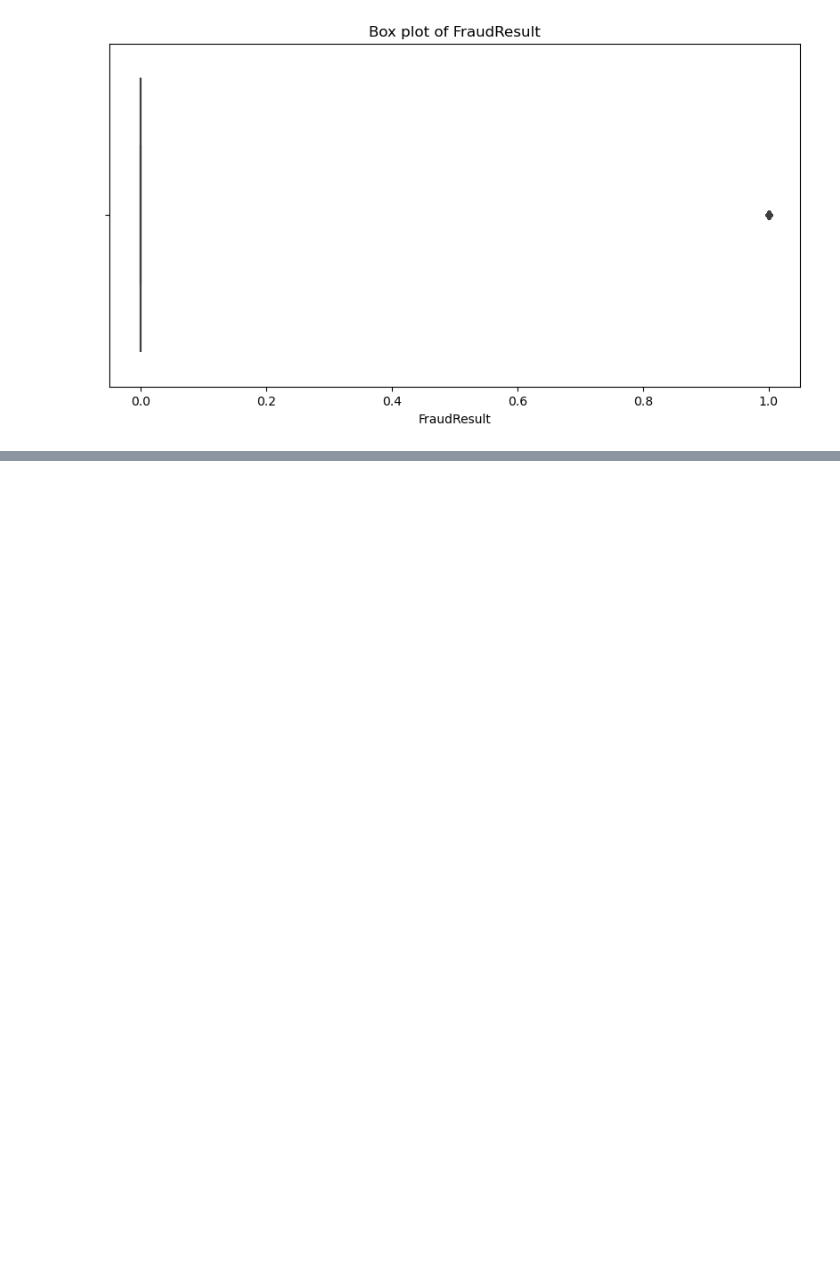
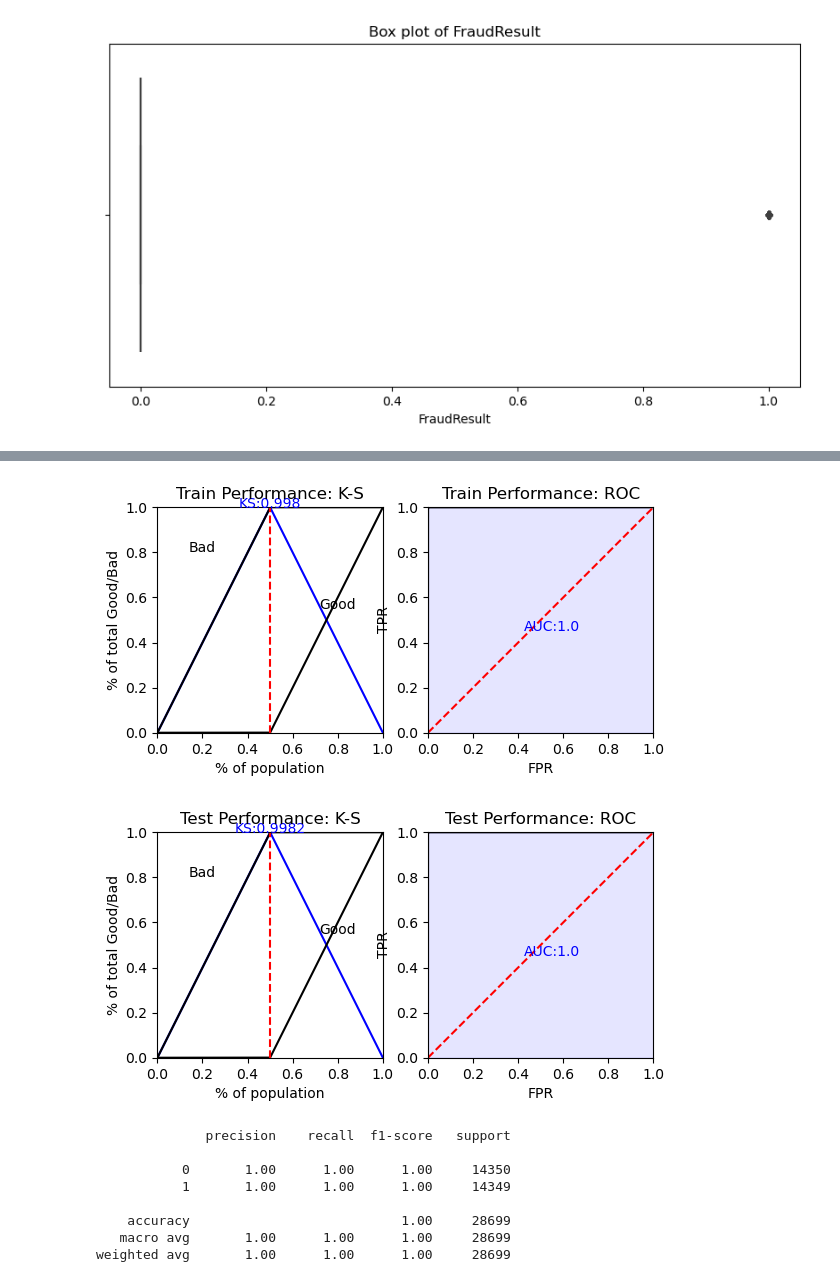
Before and after one commit to haftomlegese/bati_bank_analystics, a Jupyter notebook: notebooks/bati_bank_eda.ipynb, the cells around one changed output, grey strips where cells are left out. Drawn from its saved outputs; the diff is of its cells as text; code cells hidden in the pictures; blank space fills up the shorter version.

Commit message:
credit risk modeling added

```diff
--- a/notebooks/bati_bank_eda.ipynb
+++ b/notebooks/bati_bank_eda.ipynb
@@ -177,0 +448,40 @@ for column in numeric_columns:
+# %%
+# Exclude non-numeric columns before fitting the logistic regression model
+numeric_columns = ['Recency', 'Frequency', 'Monetary', 'Seasonality', 'CountryCode', 'Amount', 'Value', 'PricingStrategy', 'FraudResult']
+X_train_numeric = X_train[numeric_columns]
+X_test_numeric = X_test[numeric_columns]
+
+# Fit logistic regression model with 'liblinear' solver
+lr = LogisticRegression(penalty='l1', solver='liblinear', C=0.9)
+lr.fit(X_train_numeric, y_train)
+
+# Predictions
+train_pred = lr.predict_proba(X_train_numeric)[:,1]
+test_pred = lr.predict_proba(X_test_numeric)[:,1]
+
+# Performance evaluation
+train_perf = sc.perf_eva(y_train, train_pred, title="Train Performance")
+test_perf = sc.perf_eva(y_test, test_pred, title="Test Performance")
+
+# Print classification report
+test_predictions = lr.predict(X_test_numeric)
+print(classification_report(y_test, test_predictions))
+
+# Confusion Matrix
+conf_matrix = confusion_matrix(y_test, test_predictions)
+sns.heatmap(conf_matrix, annot=True, fmt='d', cmap='Blues')
+plt.xlabel('Predicted')
+plt.ylabel('Actual')
+plt.title('Confusion Matrix - Logistic Regression')
+plt.show()
+# %% [output]
+[figure, added]
+[figure, added]
+              precision    recall  f1-score   support
+
+           0       1.00      1.00      1.00     14350
+           1       1.00      1.00      1.00     14349
+
+    accuracy                           1.00     28699
+   macro avg       1.00      1.00      1.00     28699
+weighted avg       1.00      1.00      1.00     28699
```
Also changed, not shown: parts of 16 cells of this notebook, 9 other files.
